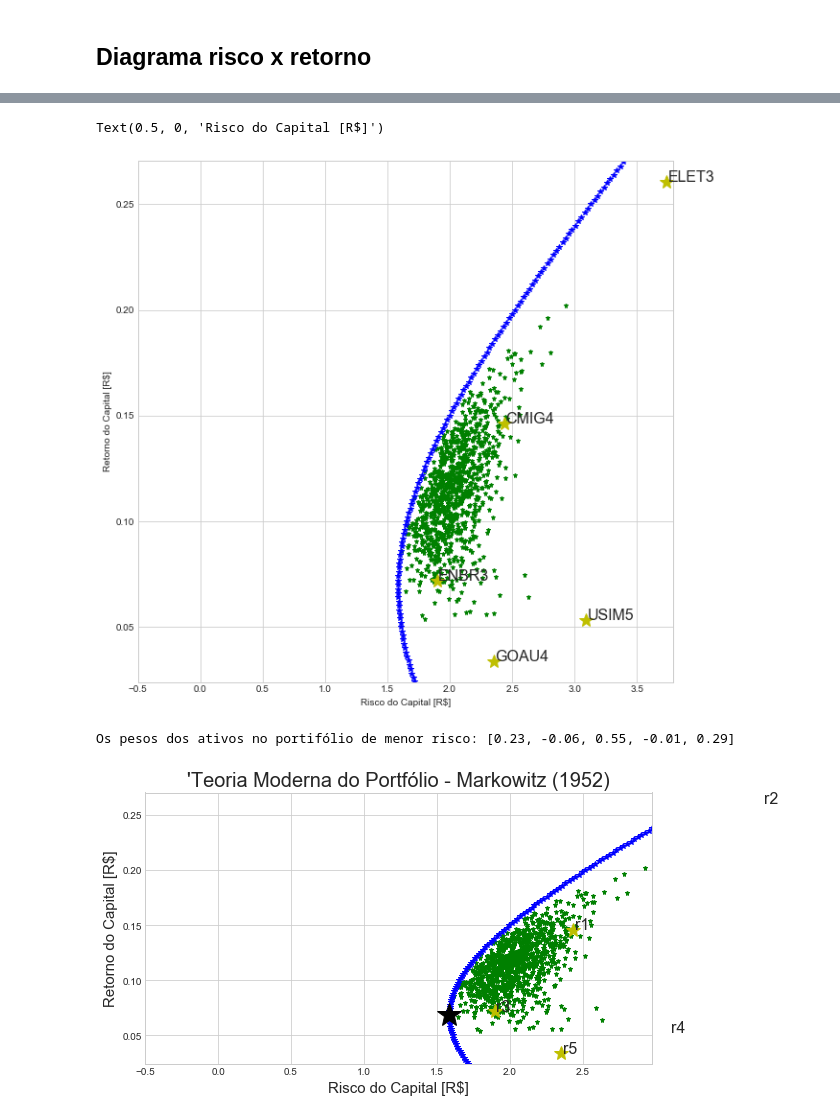
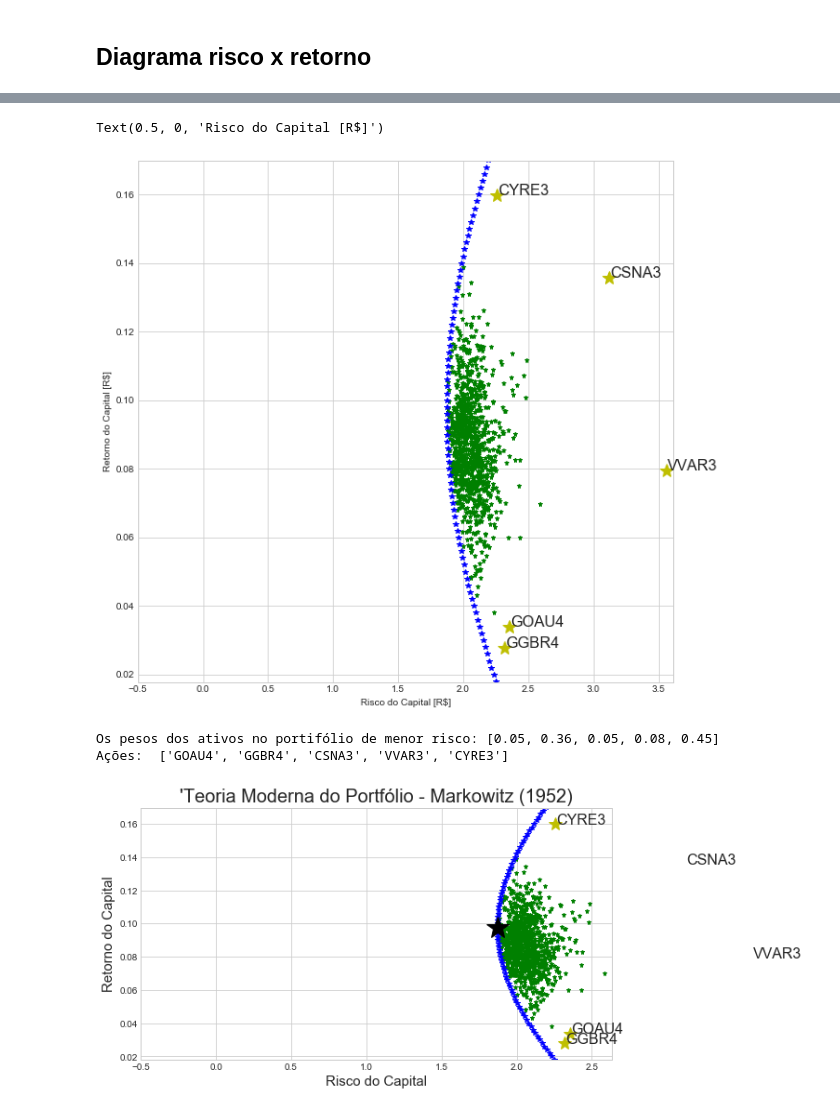
Before and after one commit to AlgotradingQueLucra/Trabalho-1, a Jupyter notebook: Primeira_2BAtividade_2BPr_C3_A1tica_2BAvaliativa.ipynb, the cells around one changed output, grey strips where cells are left out. Saved outputs shown, nothing was run; the diff lists cells and outputs as text; code cells hidden in the pictures.

```diff
--- a/Primeira_2BAtividade_2BPr_C3_A1tica_2BAvaliativa.ipynb
+++ b/Primeira_2BAtividade_2BPr_C3_A1tica_2BAvaliativa.ipynb
@@ -533,3 +532,11 @@ COMB_15_5_ACOES
 | 3001 | ITSA4.SA | BBSE3.SA | BRML3.SA | MRVE3.SA | CYRE3.SA | 0.675765 | 0.662693 | 0.645300 | 0.766030 | 0.816714 | 0.842870 | ... |
 | 3002 | ITUB4.SA | BBSE3.SA | BRML3.SA | MRVE3.SA | CYRE3.SA | 0.605344 | 0.661637 | 0.555562 | 0.699049 | 0.816714 | 0.842870 | ... |
 3003 rows × 17 columns
+# %%
+#Excluir as carteiras com média de correlação superior a 0,3
+for i in range(len(COMB_15_5_ACOES['Ação1'])):
+    if(COMB_15_5_ACOES['Média'][i] > 0.5):
+        COMB_15_5_ACOES.drop(i, inplace=True, axis=0)
+
+COMB_15_5_ACOES.reset_index(inplace = True, drop = True)
+COMB_15_5_ACOES
@@ -536,25 +562,9 @@ COMB_15_5_ACOES
 # %%
-#Excluir as carteiras com média de correlação superior a 0,3
+#Excluir as carteiras com desvio padrão de correlação superior a 0,3
 for i in range(len(COMB_15_5_ACOES['Ação1'])):
-    if(COMB_15_5_ACOES['Média'][i] > 0.3):
+    if(COMB_15_5_ACOES['Desvio'][i] > 0.5):
         COMB_15_5_ACOES.drop(i, inplace=True, axis=0)
 
 COMB_15_5_ACOES.reset_index(inplace = True, drop = True)
-
-#Excluir as carteiras com desvio padrão de correlação superior a 0,3
-for i in range(len(COMB_15_5_ACOES['Ação1'])):
-    if(COMB_15_5_ACOES['Desvio'][i] > 0.3):
-        COMB_15_5_ACOES.drop(i, inplace=True, axis=0)
-
-COMB_15_5_ACOES.reset_index(inplace = True, drop = True)
-
-#SELECIONA A CARTEIRA COM MENOR MÉDIA
-MEDIA = 1
-for i in range(len(COMB_15_5_ACOES['Ação1'])):
-    if(COMB_15_5_ACOES['Média'][i] < MEDIA):
-        MEDIA = COMB_15_5_ACOES['Média'][i]
-        MEDIA_index = i
-
-CARTEIRA_FINAL_SELECIONADA = COMB_15_5_ACOES.loc[MEDIA_index][0:5]
-CARTEIRA_FINAL_SELECIONADA
+COMB_15_5_ACOES
 # %% [output]
@@ -587,7 +624,7 @@ import numpy as np
 from pandas.plotting import register_matplotlib_converters
 register_matplotlib_converters()
 
-acoes=['CMIG4','ELET3','ENBR3','USIM5','GOAU4']
+acoes=['GOAU4','GGBR4','CSNA3','VVAR3','CYRE3']
 
 
 def download_acao_m(ticker,data_inicio,data_fim):
@@ -752,8 +789,8 @@ for acao in acoes:
 fig, ax = plt.subplots(1, 1, figsize=(5, 5))
 for acao in acoes_df:
     ax.set_title('Retorno x Risco')
-    ax.set_ylabel("Retorno [%]")
-    ax.set_xlabel("Risco [%]")
+    ax.set_ylabel("Retorno ")
+    ax.set_xlabel("Risco")
     ax.scatter(np.std(acao[1]['Retorno']),np.mean(acao[1]['Retorno']), label=acao[0])
     ax.legend()
 # %% [output]
@@ -821,7 +858,7 @@ plt.ylabel('Retorno do Capital [R$]')
 plt.xlabel('Risco do Capital [R$]')
 # %% [output]
 Text(0.5, 0, 'Risco do Capital [R$]')
-[figure, old version]
+[figure, new version]
 # %%
 pesos_risco_minimo=np.dot(np.linalg.inv(covariancia_retornos),pd.DataFrame(matrix_de_uns))/d
 media_risco_minimo=np.dot(pesos_risco_minimo.transpose(),media_retornos.values)
@@ -829,37 +866,39 @@ risk_minrisk=(np.dot(np.dot(pd.DataFrame(pesos_risco_minimo).transpose(),covaria
 # %%
 fig = plt.subplots(figsize=(20,5))
 ax1=plt.subplot(1,2, 1)
 
 
 for p in range(0,len(retorno_portifolio)):
     plt.plot(risco_portifolio[p], retorno_portifolio[p], 'g*', markersize=5.0)
 
 
 ax1.plot(0,0,'r*')
 ax1.plot(risk_at_target_mus,target_mus,'b*')
 ax1.plot(risk_minrisk,media_risco_minimo,'k*',markersize=25)
 
 plt.axis([-0.5,np.max(risco_portifolio)+0.05,np.min(media_retornos)-0.01,np.max(media_retornos)+.01])
 
 for p in range(0,len(risco_acoes)):
     plt.plot(risco_acoes[p], media_retornos[p], 'y*', markersize=15.0)
-    plt.text(risco_acoes[p]+0.01, media_retornos[p],'r'+str(p+1) , fontsize=16)
+    plt.text(risco_acoes[p]+0.01, media_retornos[p],risco_acoes.index[p] , fontsize=16)
 
 
 if 'port' in retorno_acoes.columns:
     retorno_acoes.drop(columns=['port'],inplace=True)
 
 retorno_acoes['port']=pd.DataFrame(retorno_acoes*[pesos_risco_minimo[i][0] for i in range(len(pesos_risco_minimo))]).sum(axis=1)
 pesos=[pesos_risco_minimo[i][0] for i in range(len(pesos_risco_minimo))]+[1]
-ax1.set_xlabel("Risco do Capital [R$]",fontsize=15)
-ax1.set_ylabel('Retorno do Capital [R$]',fontsize=15)
+ax1.set_xlabel("Risco do Capital",fontsize=15)
+ax1.set_ylabel('Retorno do Capital',fontsize=15)
 ax1.set_title("'Teoria Moderna do Portfólio - Markowitz (1952)",fontsize=20)
 print('Os pesos dos ativos no portifólio de menor risco:',[round(pesos_risco_minimo[i][0],2) for i in range(len(pesos_risco_minimo))])
+print('Ações: ',acoes)
 # plt.ylim(bottom=-.1,top=.3)
 # plt.xlim(left=1, right=3)
 # %% [output]
-Os pesos dos ativos no portifólio de menor risco: [0.23, -0.06, 0.55, -0.01, 0.29]
+Os pesos dos ativos no portifólio de menor risco: [0.05, 0.36, 0.05, 0.08, 0.45]
+Ações:  ['GOAU4', 'GGBR4', 'CSNA3', 'VVAR3', 'CYRE3']
-[figure, old version]
+[figure, new version]
 # %%
 rf=0.002
 temp=np.dot(np.linalg.inv(covariancia_retornos),pd.DataFrame(media_retornos-np.dot(matrix_de_uns,rf)))
```
Also changed, not shown: parts of 14 cells of this notebook.
